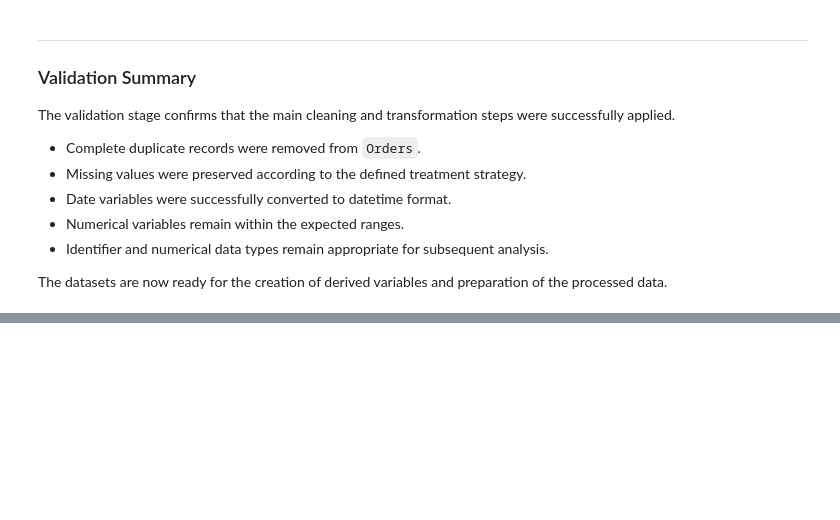
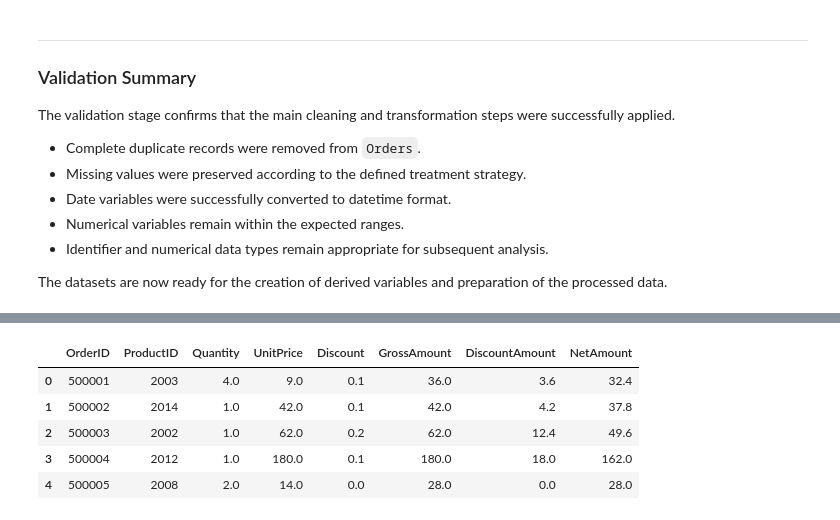
Before and after one commit to IsacFreitaas/ecommerce-business-analytics, a Jupyter notebook: notebooks/02_data_cleaning.ipynb, the cells around one changed output, grey strips where cells are left out. Saved outputs shown, nothing was run; the diff lists cells and outputs as text; code cells hidden in the pictures; blank space fills up the shorter version.

```diff
--- a/notebooks/02_data_cleaning.ipynb
+++ b/notebooks/02_data_cleaning.ipynb
@@ -658,0 +672,4 @@ The datasets are now ready for the creation of derived variables and preparation
+# %%
+orders["OrderYear"] = orders["OrderDate"].dt.year
+orders["OrderMonth"] = orders["OrderDate"].dt.month
+orders["OrderMonthName"] = orders["OrderDate"].dt.month_name()
@@ -658,0 +702,9 @@ The datasets are now ready for the creation of derived variables and preparation
+# %%
+orders_with_products = orders.merge(
+    products[
+        ["ProductID", "ProductName", "Category", "UnitPrice"]
+    ],
+    on="ProductID",
+    how="left",
+    validate="many_to_one"
+)
@@ -658,0 +744,35 @@ The datasets are now ready for the creation of derived variables and preparation
+# %%
+orders_with_products["GrossAmount"] = (
+    orders_with_products["Quantity"]
+    * orders_with_products["UnitPrice"]
+)
+
+orders_with_products["DiscountAmount"] = (
+    orders_with_products["GrossAmount"]
+    * orders_with_products["Discount"]
+)
+
+orders_with_products["NetAmount"] = (
+    orders_with_products["GrossAmount"]
+    - orders_with_products["DiscountAmount"]
+)
+# %%
+orders_with_products[
+    [
+        "OrderID",
+        "ProductID",
+        "Quantity",
+        "UnitPrice",
+        "Discount",
+        "GrossAmount",
+        "DiscountAmount",
+        "NetAmount",
+    ]
+].head()
+# %% [output]
+|  | OrderID | ProductID | Quantity | UnitPrice | Discount | GrossAmount | DiscountAmount | NetAmount |
+| 0 | 500001 | 2003 | 4.0 | 9.0 | 0.1 | 36.0 | 3.6 | 32.4 |
+| 1 | 500002 | 2014 | 1.0 | 42.0 | 0.1 | 42.0 | 4.2 | 37.8 |
+| 2 | 500003 | 2002 | 1.0 | 62.0 | 0.2 | 62.0 | 12.4 | 49.6 |
+| 3 | 500004 | 2012 | 1.0 | 180.0 | 0.1 | 180.0 | 18.0 | 162.0 |
+| 4 | 500005 | 2008 | 2.0 | 14.0 | 0.0 | 28.0 | 0.0 | 28.0 |
```
Also changed, not shown: parts of 17 cells of this notebook.
